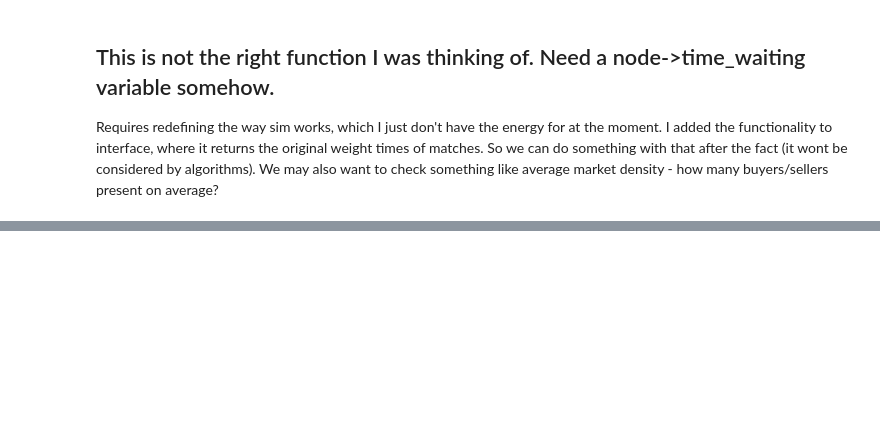
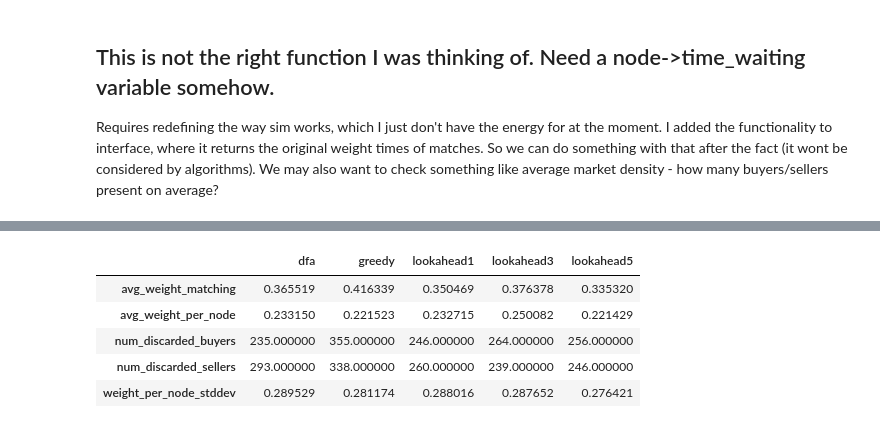
Before and after one commit to tjdiamandis/cs269i_final_project, a Jupyter notebook: experiments/BasicExperiment.ipynb, the cells around one changed output, grey strips where cells are left out. Drawn from its saved outputs; the diff is of its cells as text; code cells hidden in the pictures; blank space fills up the shorter version.

```diff
--- a/experiments/BasicExperiment.ipynb
+++ b/experiments/BasicExperiment.ipynb
@@ -117,6 +118,6 @@ for seed in range(0,1):
     results2[seed] = run_an_experiment(seed, 0.9, (6,1), algs_to_test,
                                       weight_function_d_and_time,
                       fewest_nodes_per_add=1, max_nodes_per_add=6,
-                      p_buyer=0.5, num_runs=500, size=(10,10))
+                      p_buyer=0.5, num_runs=500, size=(10,10), recalc=True)
 # %% [output]
 Seed: 0
@@ -257,0 +261,33 @@ Number of dropped buyers: 179, sellers: 435
+# %%
+def make_dataframe(results, seed=0):
+    aggregates = {}
+    for alg_name, res in results[seed].items():
+        weights, discarded_buyers, discarded_sellers, matched_wait_times = res
+        just_weights = [w[0] for w in weights]
+        avg_weight_matching = np.mean(just_weights)
+        n_matched_nodes = len(weights)*2 # because a match is 2 nodes
+        num_discarded_buyers = np.sum([d[0] for d in discarded_buyers])
+        num_discarded_sellers = np.sum([d[0] for d in discarded_sellers])
+        n_nodes = n_matched_nodes + num_discarded_buyers + num_discarded_sellers
+        avg_weight_per_node = (avg_weight_matching * n_matched_nodes) / n_nodes
+        this_alg_aggregates = {}
+        this_alg_aggregates["avg_weight_matching"] = avg_weight_matching
+        this_alg_aggregates["avg_weight_per_node"] = avg_weight_per_node
+        weights_with_0s = []
+        for match in just_weights:
+            weights_with_0s.extend([match,match])
+        weights_with_0s.extend([0]*(num_discarded_buyers + num_discarded_sellers))
+        this_alg_aggregates["weight_per_node_stddev"] = np.std(weights_with_0s)
+        this_alg_aggregates["num_discarded_sellers"] = num_discarded_sellers
+        this_alg_aggregates["num_discarded_buyers"] = num_discarded_buyers
+        aggregates[alg_name] = this_alg_aggregates
+    return pd.DataFrame(aggregates)
+# %%
+make_dataframe(results1)
+# %% [output]
+|  | dfa | greedy | lookahead1 | lookahead3 | lookahead5 |
+| avg_weight_matching | 0.365519 | 0.416339 | 0.350469 | 0.376378 | 0.335320 |
+| avg_weight_per_node | 0.233150 | 0.221523 | 0.232715 | 0.250082 | 0.221429 |
+| num_discarded_buyers | 235.000000 | 355.000000 | 246.000000 | 264.000000 | 256.000000 |
+| num_discarded_sellers | 293.000000 | 338.000000 | 260.000000 | 239.000000 | 246.000000 |
+| weight_per_node_stddev | 0.289529 | 0.281174 | 0.288016 | 0.287652 | 0.276421 |
```
Also changed, not shown: parts of 23 cells of this notebook.
